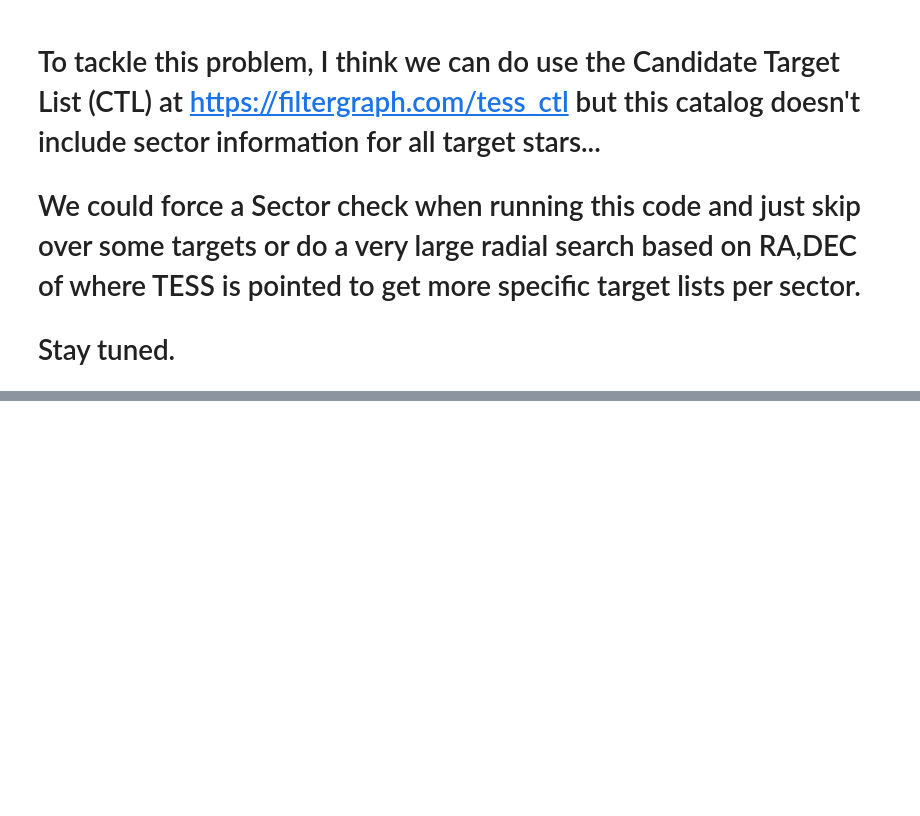
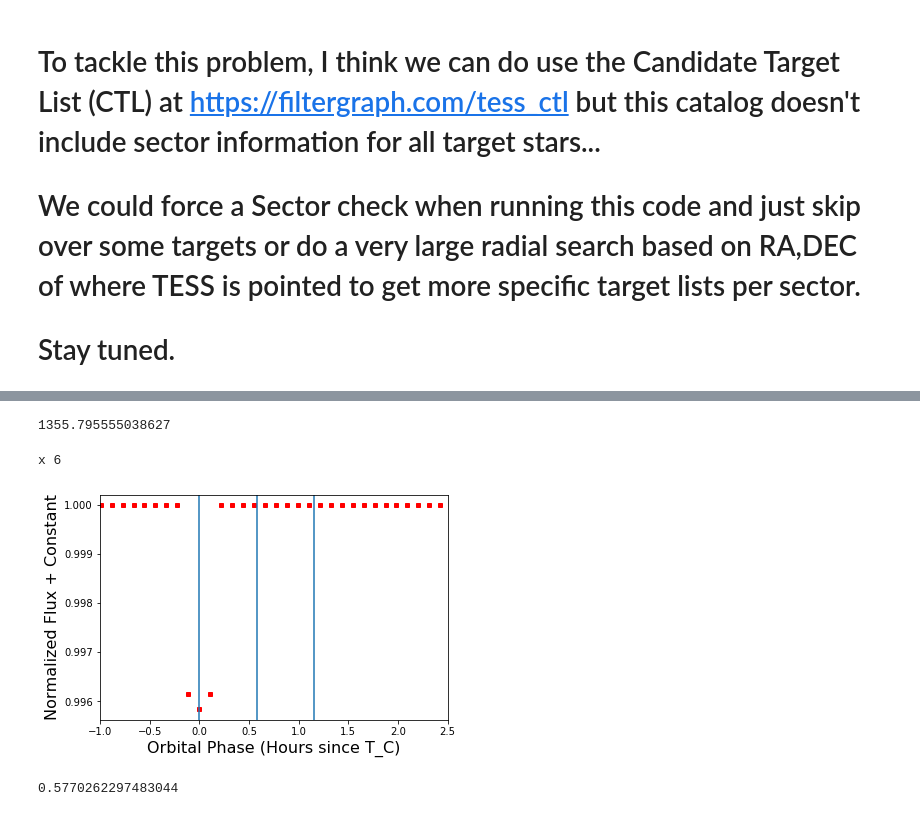
Before and after one commit to daxfeliz/TESS_Project, a Jupyter notebook: 0_PixelLevelDecorrelation/TESS_FFIs_to_PLD_to_LightCurve.ipynb, the cells around one changed output, grey strips where cells are left out. Saved outputs shown, nothing was run; the diff lists cells and outputs as text; code cells hidden in the pictures; blank space fills up the shorter version.

```diff
--- a/0_PixelLevelDecorrelation/TESS_FFIs_to_PLD_to_LightCurve.ipynb
+++ b/0_PixelLevelDecorrelation/TESS_FFIs_to_PLD_to_LightCurve.ipynb
@@ -728,0 +1322,37 @@ Star may not be M-type: too big!
+# %%
+print(TLS_t0s)
+# %% [output]
+1355.795555038627
+# %%
+fig=plt.figure()
+ax=fig.add_subplot(111)
+ax.plot(24*pf_model,TLS_model-yyyy,c='red',markersize=ms+1,marker='o',linestyle='none',zorder=1,label='TLS Model')
+# ax.plot(24*pf,ff-yyyy,c='blue',markersize=ms+1,marker='o',linestyle='none',zorder=1,label='binned detrended; binsize: '+str(60*24*binsize)+' min.')
+
+x=T_C_x_position
+print('x',x)
+y=np.mean(TLS_model)#-yyyy)
+
+# ax.annotate("Full light curve", xy=(x,y), xytext=(x,y), fontsize=fs+4)
+# ax.set_ylim(ymin-spacing/2.0,ymax+spacing/2.0)
+
+# ax.set_xlim(-pm_hours,pm_hours)
+ax.set_xlim(-1,2.5)
+
+for i in range(3):
+    ax.axvline(x=i*24*TLS_Dur)
+
+ax.set_xlabel("Orbital Phase (Hours since T_C)",fontsize=fs)
+ax.set_ylabel("Normalized Flux + Constant",fontsize=fs)
+# ax.tick_params(axis='both', which='major', labelsize=fs)
+# ax.tick_params(axis='both', which='minor', labelsize=fs)
+# ax.set_title("TIC "+str(ID)+"; bin size = "+str(bin_size_minutes)+" min; Period = "+str(np.round(Period,3))+" days\nPlanet Radius = "+str(np.round(R_planet,3))+" in Earth radii",fontsize=fs)
+# ax.legend(loc='upper center',fancybox=True,framealpha=0.5,ncol=3,fontsize=fs,markerscale=ms/2)
+fig.tight_layout()
+
+plt.show()
+print(TLS_Dur*24)
+# %% [output]
+x 6
+[figure, added]
+0.5770262297483044
```
Also changed, not shown: parts of 18 cells of this notebook.
